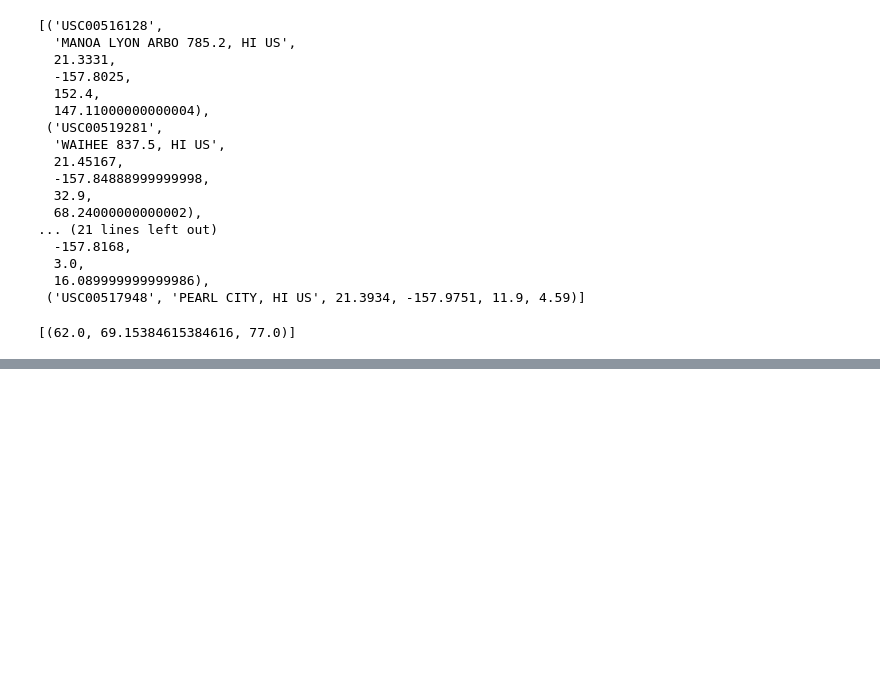
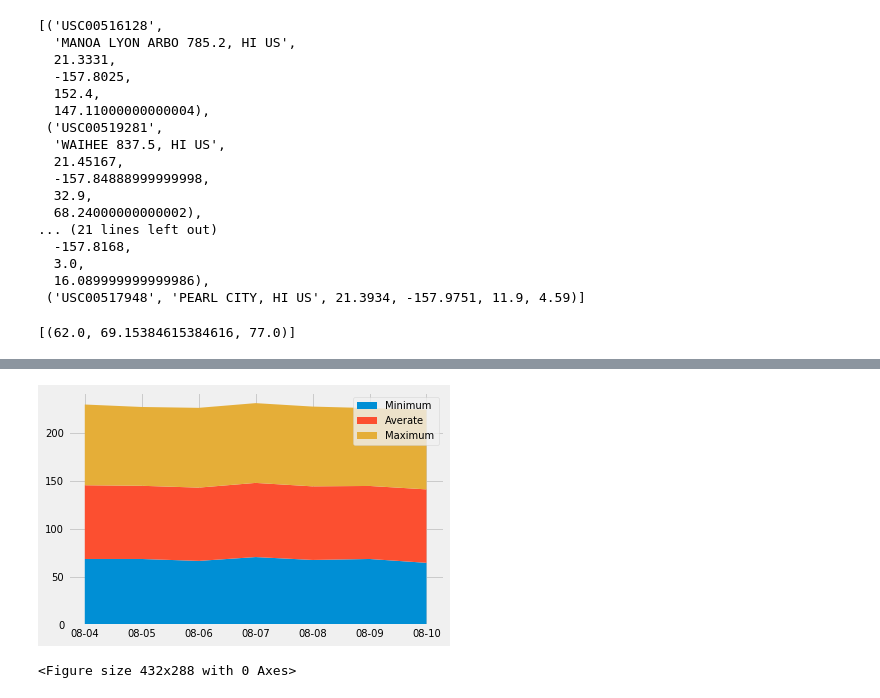
Before and after one commit to frederikdebruyker/hw10, a Jupyter notebook: climate_starter.ipynb, the cells around one changed output, grey strips where cells are left out. Saved outputs shown, nothing was run; the diff lists cells and outputs as text; code cells hidden in the pictures; blank space fills up the shorter version.

```diff
--- a/climate_starter.ipynb
+++ b/climate_starter.ipynb
@@ -468,0 +473,17 @@ normals_df
+# %%
+# Plot the daily normals as an area plot with `stacked=False`
+x=normals_df['date']
+min_p=normals_df['min']
+avg_p=normals_df['avg']
+max_p=normals_df['max']
+
+# Basic stacked area chart.
+plt.stackplot(x,min_p, avg_p, max_p, labels=['Minimum','Averate','Maximum'])
+plt.legend(loc='best')
+
+plt.show()
+# save plot
+plt.savefig('daily normals.png')
+# %% [output]
+[figure, added]
+<Figure size 432x288 with 0 Axes>
```
Also changed, not shown: parts of 5 cells of this notebook, 4 other files.
